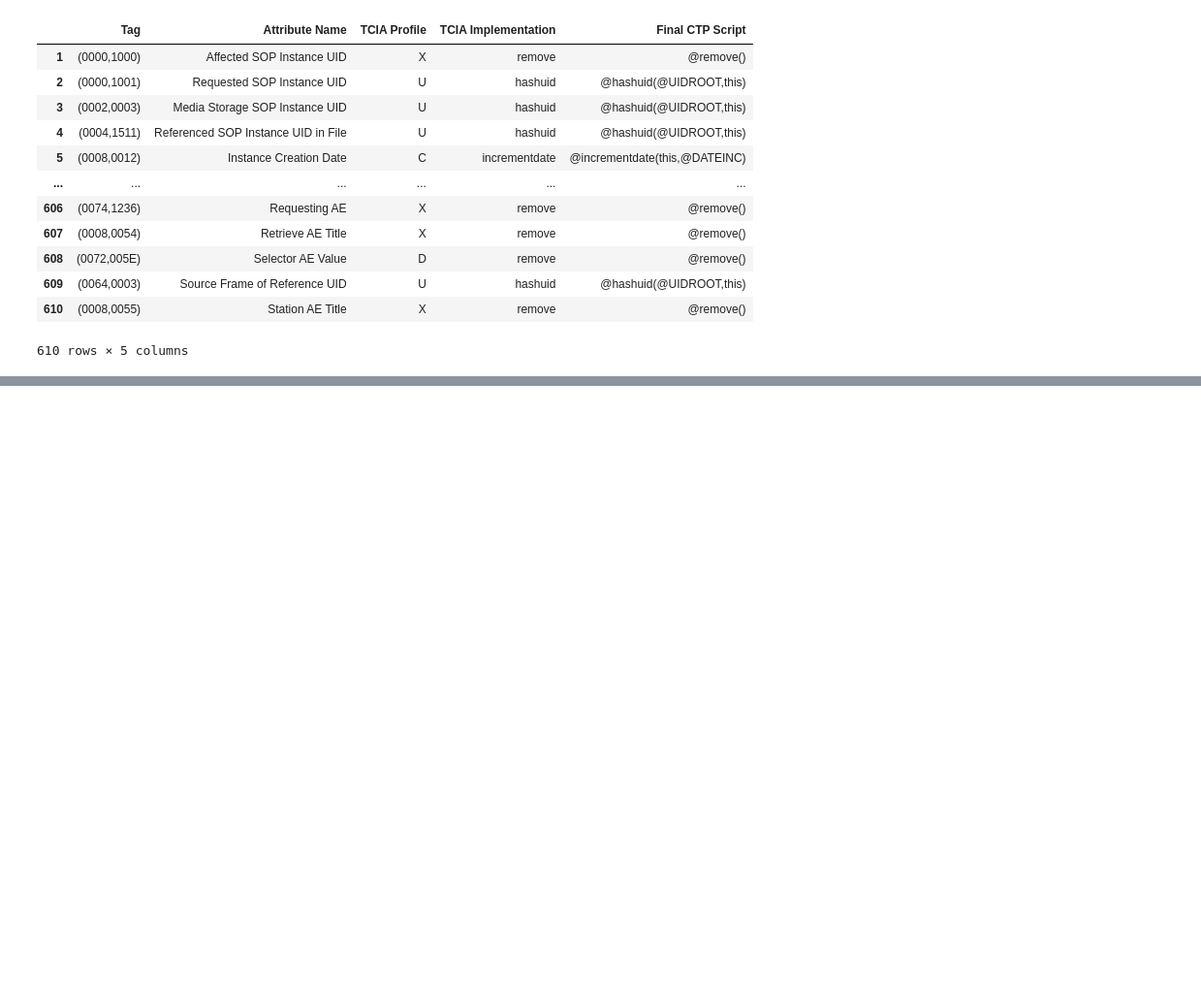
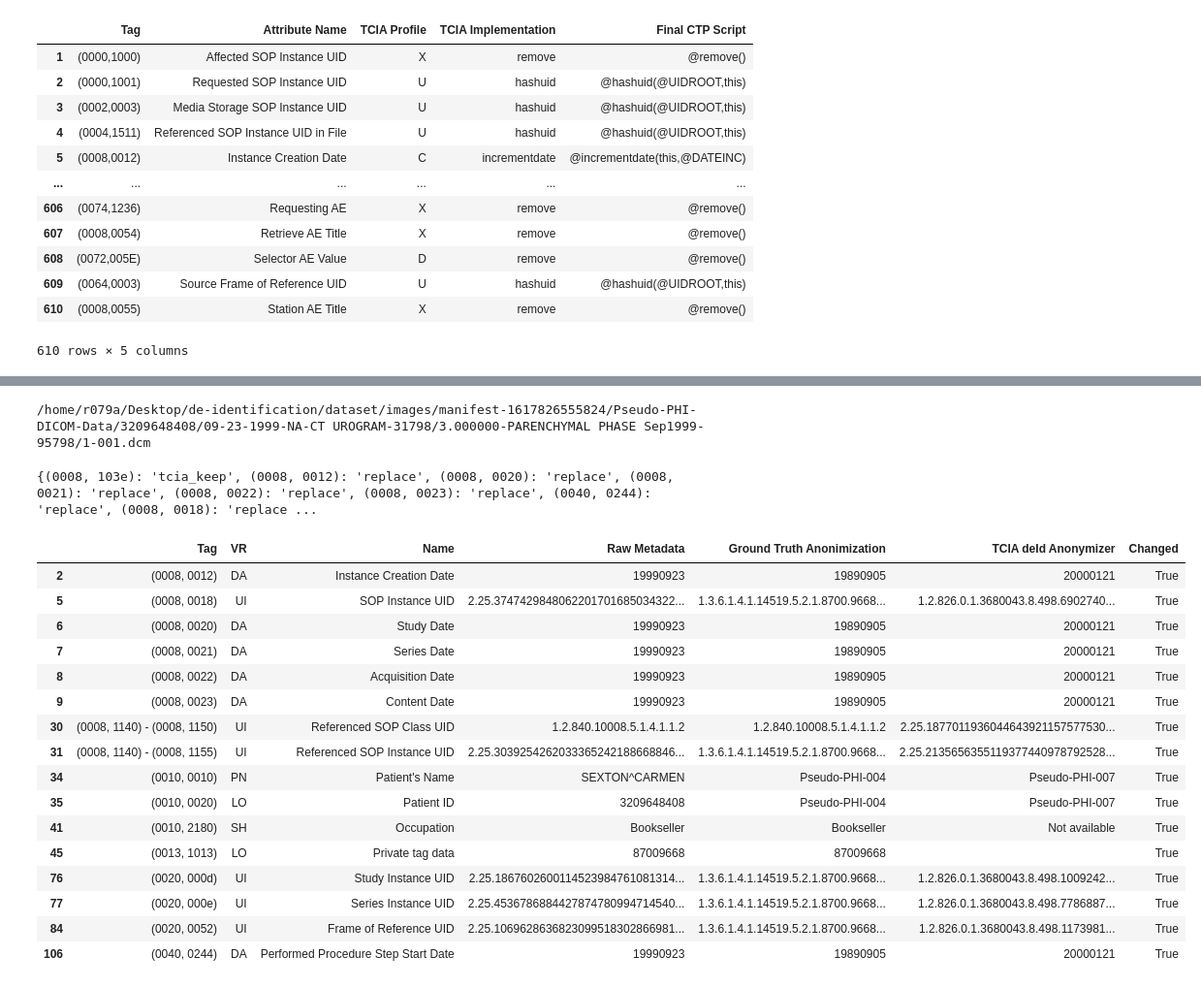
Before and after one commit to MIC-DKFZ/miccai2024_midi-b-submission, a Jupyter notebook: notebooks/extract_hippa_rules.ipynb, the cells around one changed output, grey strips where cells are left out. Shown at 97% size. Saved outputs shown, nothing was run; the diff lists cells and outputs as text; code cells hidden in the pictures; blank space fills up the shorter version.

```diff
--- a/notebooks/extract_hippa_rules.ipynb
+++ b/notebooks/extract_hippa_rules.ipynb
@@ -40,0 +68,3 @@ rules_table
+# %%
+unique_functions = rules_table['TCIA Implementation'].unique()
+unique_functions
@@ -40,0 +128,5 @@ rules_table
+# %%
+import json
+
+with open('../docs/tcia_supplied_deid_attrs.json', 'w', encoding='utf-8') as f:
+    json.dump(rules, f, ensure_ascii=False, indent=4)
@@ -40,0 +140,18 @@ rules_table
+# %%
+rootdir = '/home/r079a/Desktop/de-identification/'
+
+raw_img_path = Path(rootdir, 'dataset/images/manifest-1617826555824',
+                    'Pseudo-PHI-DICOM-Data/3209648408/09-23-1999-NA-CT UROGRAM-31798/3.000000-PARENCHYMAL PHASE Sep1999-95798')
+deid_img_path = Path(rootdir, 'dataset/images-2/manifest-1617826161202',
+                     'Pseudo-PHI-DICOM-Data/Pseudo-PHI-004/09-05-1989-NA-CT UROGRAM-19189/3.000000-PARENCHYMAL PHASE-31670')
+output_path = Path(rootdir, 'dicom-output/v2_outputs')
+
+first_dcm_name = '1-001.dcm'
+
+sample_img_path = Path(raw_img_path, first_dcm_name)
+deid_img_path = Path(deid_img_path, first_dcm_name)
+output_file = Path(output_path, first_dcm_name)
+
+print(sample_img_path)
+# %% [output]
+/home/r079a/Desktop/de-identification/dataset/images/manifest-1617826555824/Pseudo-PHI-DICOM-Data/3209648408/09-23-1999-NA-CT UROGRAM-31798/3.000000-PARENCHYMAL PHASE Sep1999-95798/1-001.dcm
@@ -40,0 +179,4 @@ rules_table
+# %%
+print(history)
+# %% [output]
+{(0008, 103e): 'tcia_keep', (0008, 0012): 'replace', (0008, 0020): 'replace', (0008, 0021): 'replace', (0008, 0022): 'replace', (0008, 0023): 'replace', (0040, 0244): 'replace', (0008, 0018): 'replace ...
@@ -40,0 +227,36 @@ rules_table
+# %%
+with open(sample_img_path, 'rb') as infile:
+    raw_ds = dcmread(infile)
+
+with open(deid_img_path, 'rb') as deidfile:
+    deid_ds = dcmread(deidfile)
+
+with open(output_file, 'rb') as outfile:
+    anon_ds = dcmread(outfile)
+# %%
+extract_tags(raw_ds, deid_ds, anon_ds)
+
+valus_df = pd.DataFrame(tagvalues, columns =['Tag', 'VR', 'Name', 'Raw Metadata', 'Ground Truth Anonimization', 'TCIA deId Anonymizer', 'Changed'])
+
+pd.set_option('display.max_rows', 75)
+
+changed_df = valus_df[valus_df['Changed']]
+changed_df
+# %% [output]
+|  | Tag | VR | Name | Raw Metadata | Ground Truth Anonimization | TCIA deId Anonymizer | Changed |
+| 2 | (0008, 0012) | DA | Instance Creation Date | 19990923 | 19890905 | 20000121 | True |
+| 5 | (0008, 0018) | UI | SOP Instance UID | 2.25.3747429848062201701685034322... | 1.3.6.1.4.1.14519.5.2.1.8700.9668... | 1.2.826.0.1.3680043.8.498.6902740... | True |
+| 6 | (0008, 0020) | DA | Study Date | 19990923 | 19890905 | 20000121 | True |
+| 7 | (0008, 0021) | DA | Series Date | 19990923 | 19890905 | 20000121 | True |
+| 8 | (0008, 0022) | DA | Acquisition Date | 19990923 | 19890905 | 20000121 | True |
+| 9 | (0008, 0023) | DA | Content Date | 19990923 | 19890905 | 20000121 | True |
+| 30 | (0008, 1140) - (0008, 1150) | UI | Referenced SOP Class UID | 1.2.840.10008.5.1.4.1.1.2 | 1.2.840.10008.5.1.4.1.1.2 | 2.25.1877011936044643921157577530... | True |
+| 31 | (0008, 1140) - (0008, 1155) | UI | Referenced SOP Instance UID | 2.25.3039254262033365242188668846... | 1.3.6.1.4.1.14519.5.2.1.8700.9668... | 2.25.2135656355119377440978792528... | True |
+| 34 | (0010, 0010) | PN | Patient's Name | SEXTON^CARMEN | Pseudo-PHI-004 | Pseudo-PHI-007 | True |
+| 35 | (0010, 0020) | LO | Patient ID | 3209648408 | Pseudo-PHI-004 | Pseudo-PHI-007 | True |
+| 41 | (0010, 2180) | SH | Occupation | Bookseller | Bookseller | Not available | True |
+| 45 | (0013, 1013) | LO | Private tag data | 87009668 | 87009668 |  | True |
+| 76 | (0020, 000d) | UI | Study Instance UID | 2.25.1867602600114523984761081314... | 1.3.6.1.4.1.14519.5.2.1.8700.9668... | 1.2.826.0.1.3680043.8.498.1009242... | True |
+| 77 | (0020, 000e) | UI | Series Instance UID | 2.25.4536786884427874780994714540... | 1.3.6.1.4.1.14519.5.2.1.8700.9668... | 1.2.826.0.1.3680043.8.498.7786887... | True |
+| 84 | (0020, 0052) | UI | Frame of Reference UID | 2.25.1069628636823099518302866981... | 1.3.6.1.4.1.14519.5.2.1.8700.9668... | 1.2.826.0.1.3680043.8.498.1173981... | True |
+| 106 | (0040, 0244) | DA | Performed Procedure Step Start Date | 19990923 | 19890905 | 20000121 | True |
```
Also changed, not shown: parts of 22 cells of this notebook, 9 other files.
